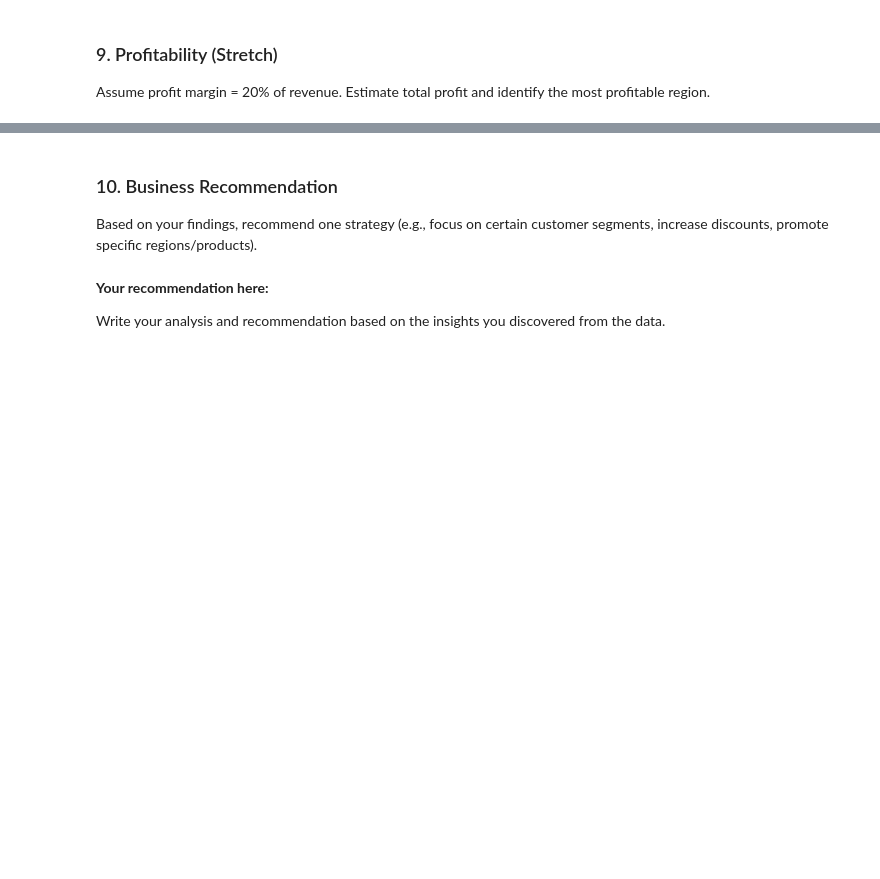
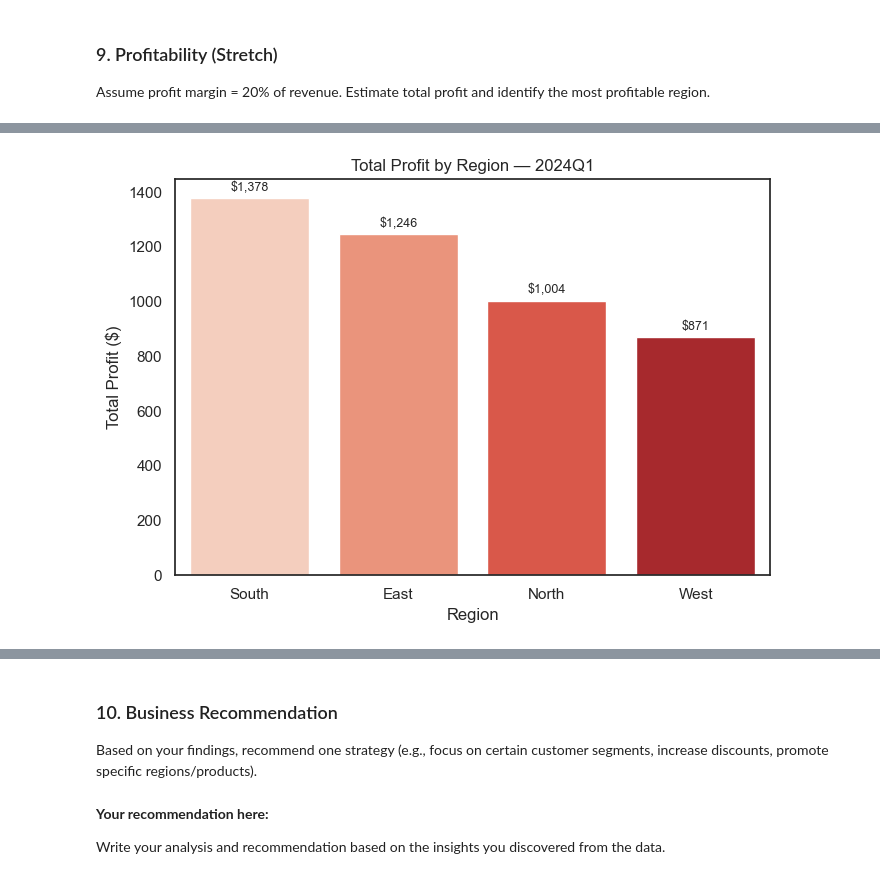
Before and after one commit to RossNeyman/ds-fall-2025-fri-0630, a Jupyter notebook: Week-06-Business-Stats-Analytics/exercise/ross-neyman-exercise-week-06.ipynb, the cells around one changed output, grey strips where cells are left out. Drawn from its saved outputs; the diff is of its cells as text; code cells hidden in the pictures; blank space fills up the shorter version.

```diff
--- a/Week-06-Business-Stats-Analytics/exercise/ross-neyman-exercise-week-06.ipynb
+++ b/Week-06-Business-Stats-Analytics/exercise/ross-neyman-exercise-week-06.ipynb
@@ -669,4 +956,100 @@ Plot revenue by day of week — are weekends busier than weekdays?
 ### 9. Profitability (Stretch)
 Assume profit margin = 20% of revenue. Estimate total profit and identify the most profitable region.
 # %%
-# Your code here
+# Ensure data is available
+try:
+    data
+except NameError:
+    import pandas as pd
+    try:
+        data = pd.read_csv('ecommerce_data.csv')
+    except FileNotFoundError:
+        raise FileNotFoundError("ecommerce_data.csv not found. Please run the 'Dataset Setup' cell at the top of the notebook, then rerun this cell.")
+
+import pandas as pd
+import numpy as np
+import seaborn as sns
+import matplotlib.pyplot as plt
+
+# Ensure proper datetime
+data = data.copy()
+data['order_date'] = pd.to_datetime(data['order_date'])
+
+# Configuration
+ASSUMED_MARGIN = 0.20  # 20% profit margin
+
+# Determine the most recent complete quarter in the dataset (consistent with earlier questions)
+monthly_presence = (
+    data.assign(month=data['order_date'].dt.to_period('M'), q=data['order_date'].dt.to_period('Q'))
+        .groupby('q', observed=True)['month'].nunique()
+ )
+complete_quarters = monthly_presence[monthly_presence >= 3].index
+last_quarter = complete_quarters.max() if len(complete_quarters) else data['order_date'].dt.to_period('Q').max()
+
+# Filter to last quarter
+mask_last_q = data['order_date'].dt.to_period('Q') == last_quarter
+data_lq = data.loc[mask_last_q].copy()
+
+if data_lq.empty:
+    print("No orders found in the selected quarter; cannot compute profitability.")
+else:
+    # Compute profit
+    data_lq['profit'] = data_lq['revenue'] * ASSUMED_MARGIN
+
+    # Aggregate by region
+    region_profit = (
+        data_lq.groupby('region', observed=True)
+            .agg(
+                total_profit=('profit', 'sum'),
+                orders=('order_id', 'count'),
+                avg_profit_per_order=('profit', 'mean')
+            )
+            .reset_index()
+            .sort_values('total_profit', ascending=False)
+    )
+
+    total_profit_q = region_profit['total_profit'].sum()
+
+    # Display tidy table with currency formatting
+    disp = region_profit.copy()
+    disp['total_profit'] = disp['total_profit'].map(lambda x: f"${x:,.2f}")
+    disp['avg_profit_per_order'] = disp['avg_profit_per_order'].map(lambda x: f"${x:,.2f}")
+    try:
+        display(disp.style.hide(axis='index'))
+    except Exception:
+        display(disp)
+
+    # Identify the most profitable region
+    if not region_profit.empty:
+        top_row = region_profit.iloc[0]
+        print(f"Total profit in {last_quarter}: ${total_profit_q:,.2f}")
+        print(f"Most profitable region: {top_row['region']} (${top_row['total_profit']:,.2f})")
+    else:
+        print("No regional data available to identify most profitable region.")
+
+    # Visualization — Total profit by region (no grid)
+    sns.set(style='white')
+    fig, ax = plt.subplots(figsize=(7, 5))
+    palette = sns.color_palette('Reds', n_colors=len(region_profit))
+    try:
+        sns.barplot(data=region_profit, x='region', y='total_profit', hue='region', palette=palette, ax=ax, legend=False)
+    except TypeError:
+        sns.barplot(data=region_profit, x='region', y='total_profit', hue='region', palette=palette, ax=ax)
+        leg = ax.get_legend()
+        if leg:
+            leg.remove()
+    ax.set_title(f'Total Profit by Region — {str(last_quarter)}')
+    ax.set_xlabel('Region')
+    ax.set_ylabel('Total Profit ($)')
+    ax.grid(False)
+
+    # Annotate bars with dollar values
+    for p, v in zip(ax.patches, region_profit['total_profit'].values):
+        ax.annotate(f"${v:,.0f}", (p.get_x() + p.get_width()/2, v), ha='center', va='bottom', fontsize=9, xytext=(0,3), textcoords='offset points')
+
+    plt.tight_layout()
+    plt.show()
+
+insight = """With a flat 20% profit margin, this provides no added insight beyond our previous analysis of revenue by region."""
+print(insight)
+# %% [output]
@@ -672,0 +1063 @@ Assume profit margin = 20% of revenue. Estimate total profit and identify the mo
+[figure, added]
```
Also changed, not shown: parts of 6 cells of this notebook.
